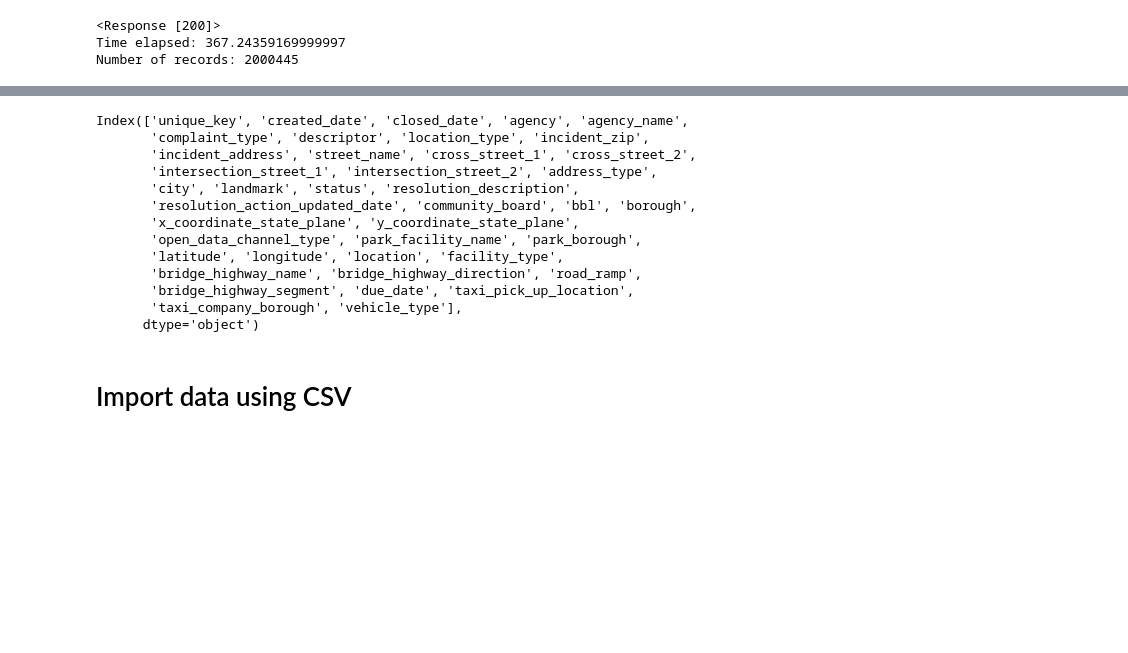
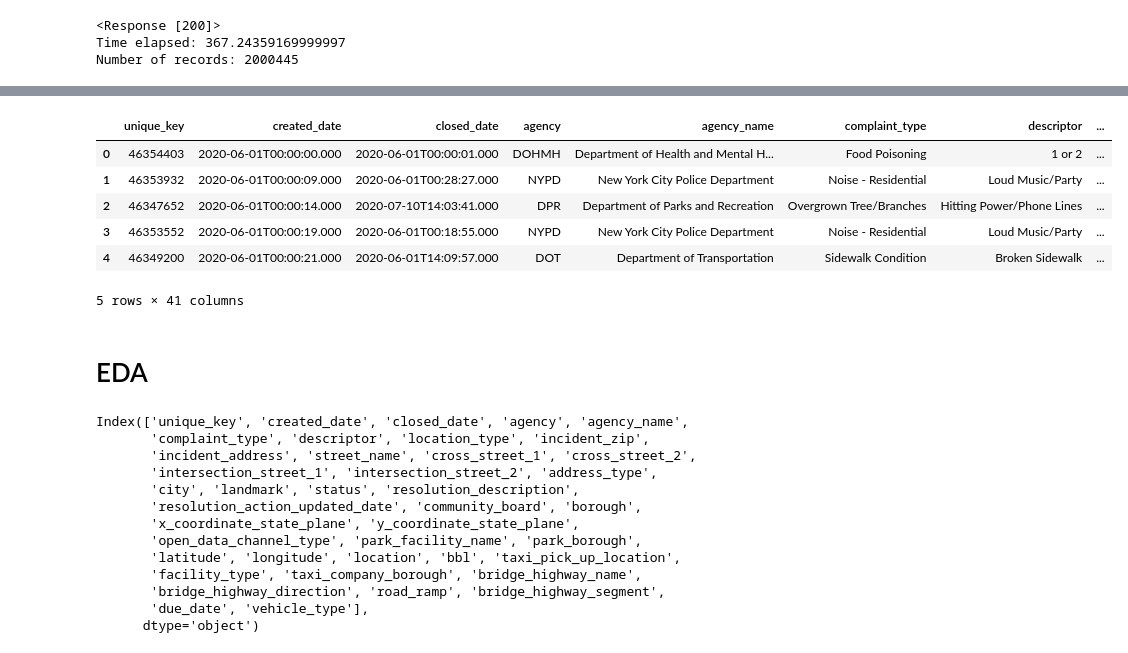
Before and after one commit to outofthenorm27/NYC-OpenData, a Jupyter notebook: ServiceRequests.ipynb, the cells around one changed output, grey strips where cells are left out. Cells and saved outputs as stored; diff of their text form; code cells hidden in the pictures; blank space fills up the shorter version.

```diff
--- a/ServiceRequests.ipynb
+++ b/ServiceRequests.ipynb
@@ -88,18 +82,30 @@ requests_df
+# %%
+second_requests_df.head()
+# %% [output]
+|  | unique_key | created_date | closed_date | agency | agency_name | complaint_type | descriptor | ... |
+| 0 | 46354403 | 2020-06-01T00:00:00.000 | 2020-06-01T00:00:01.000 | DOHMH | Department of Health and Mental H... | Food Poisoning | 1 or 2 | ... |
+| 1 | 46353932 | 2020-06-01T00:00:09.000 | 2020-06-01T00:28:27.000 | NYPD | New York City Police Department | Noise - Residential | Loud Music/Party | ... |
+| 2 | 46347652 | 2020-06-01T00:00:14.000 | 2020-07-10T14:03:41.000 | DPR | Department of Parks and Recreation | Overgrown Tree/Branches | Hitting Power/Phone Lines | ... |
+| 3 | 46353552 | 2020-06-01T00:00:19.000 | 2020-06-01T00:18:55.000 | NYPD | New York City Police Department | Noise - Residential | Loud Music/Party | ... |
+| 4 | 46349200 | 2020-06-01T00:00:21.000 | 2020-06-01T14:09:57.000 | DOT | Department of Transportation | Sidewalk Condition | Broken Sidewalk | ... |
+5 rows × 41 columns
+# %% [markdown]
+# EDA
 # %%
-requests_df.columns
+len(first_requests_df.columns)
+
+first_requests_df.columns
 # %% [output]
 Index(['unique_key', 'created_date', 'closed_date', 'agency', 'agency_name',
        'complaint_type', 'descriptor', 'location_type', 'incident_zip',
        'incident_address', 'street_name', 'cross_street_1', 'cross_street_2',
        'intersection_street_1', 'intersection_street_2', 'address_type',
        'city', 'landmark', 'status', 'resolution_description',
-       'resolution_action_updated_date', 'community_board', 'bbl', 'borough',
+       'resolution_action_updated_date', 'community_board', 'borough',
        'x_coordinate_state_plane', 'y_coordinate_state_plane',
        'open_data_channel_type', 'park_facility_name', 'park_borough',
-       'latitude', 'longitude', 'location', 'facility_type',
-       'bridge_highway_name', 'bridge_highway_direction', 'road_ramp',
-       'bridge_highway_segment', 'due_date', 'taxi_pick_up_location',
-       'taxi_company_borough', 'vehicle_type'],
+       'latitude', 'longitude', 'location', 'bbl', 'taxi_pick_up_location',
+       'facility_type', 'taxi_company_borough', 'bridge_highway_name',
+       'bridge_highway_direction', 'road_ramp', 'bridge_highway_segment',
+       'due_date', 'vehicle_type'],
       dtype='object')
-# %% [markdown]
-# Import data using CSV
```
Also changed, not shown: parts of 41 cells of this notebook, 4 other files.
